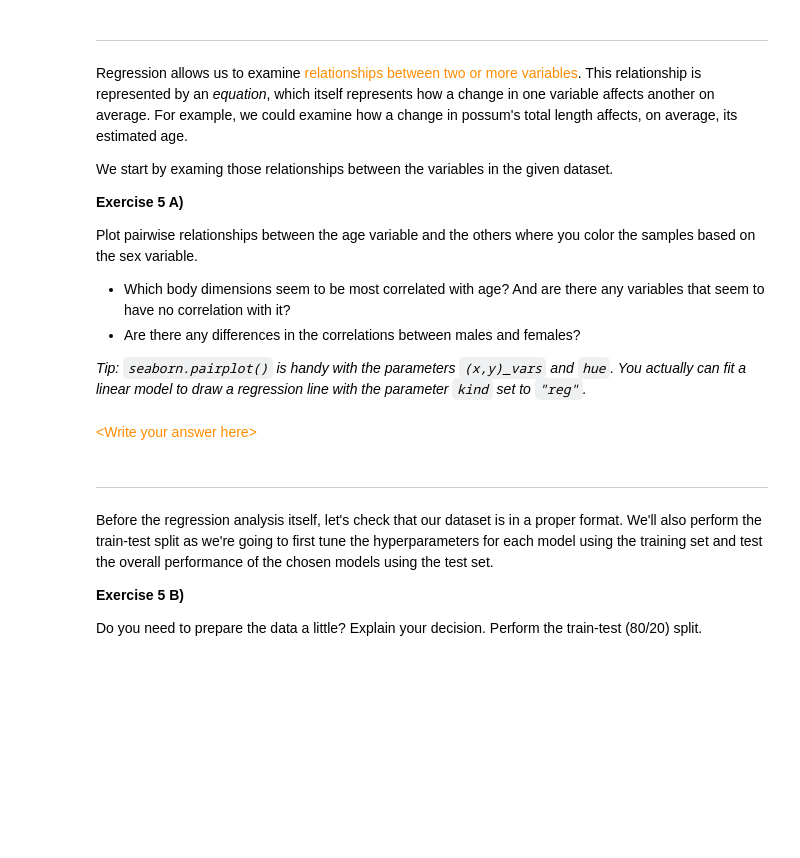
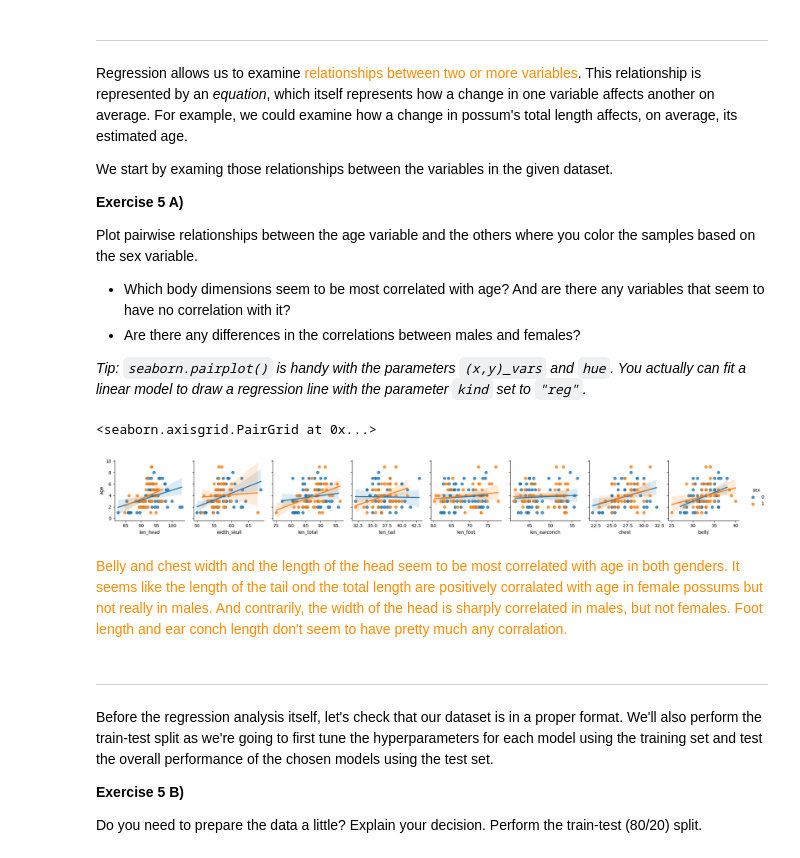
Before and after one commit to konstanyman/DAKD-E2, a Jupyter notebook: DAKD2023_ex2_Konsta_Nyman.ipynb, the cells around one changed output. Saved outputs shown, nothing was run; the diff lists cells and outputs as text; code cells hidden in the pictures; blank space fills up the shorter version.

```diff
--- a/DAKD2023_ex2_Konsta_Nyman.ipynb
+++ b/DAKD2023_ex2_Konsta_Nyman.ipynb
@@ -436,5 +536,19 @@ Plot pairwise relationships between the age variable and the others where you co
-# %% [markdown]
-<font color = darkorange>\<Write your answer here\>
+# %%
+### Code - Pairplot
+
+# features
+pos_feature_names = ['len_head', 'width_skull', 'len_total', 'len_tail', 'len_foot', 'len_earconch', 'chest', 'belly']
+
+# target
+pos_target_name = ['age']
+
+# plot
+sns.pairplot(data=possum_data, x_vars=pos_feature_names, y_vars=pos_target_name, hue='sex', kind='reg')
+# %% [output]
+<seaborn.axisgrid.PairGrid at 0x...>
+[figure, added]
+# %% [markdown]
+<font color = darkorange>Belly and chest width and the length of the head seem to be most correlated with age in both genders. It seems like the length of the tail ond the total length are positively corralated with age in female possums but not really in males. And contrarily, the width of the head is sharply correlated in males, but not females. Foot length and ear conch length don't seem to have pretty much any corralation.
 # %% [markdown]
 ------
 
```
Also changed, not shown: parts of 42 cells of this notebook.
